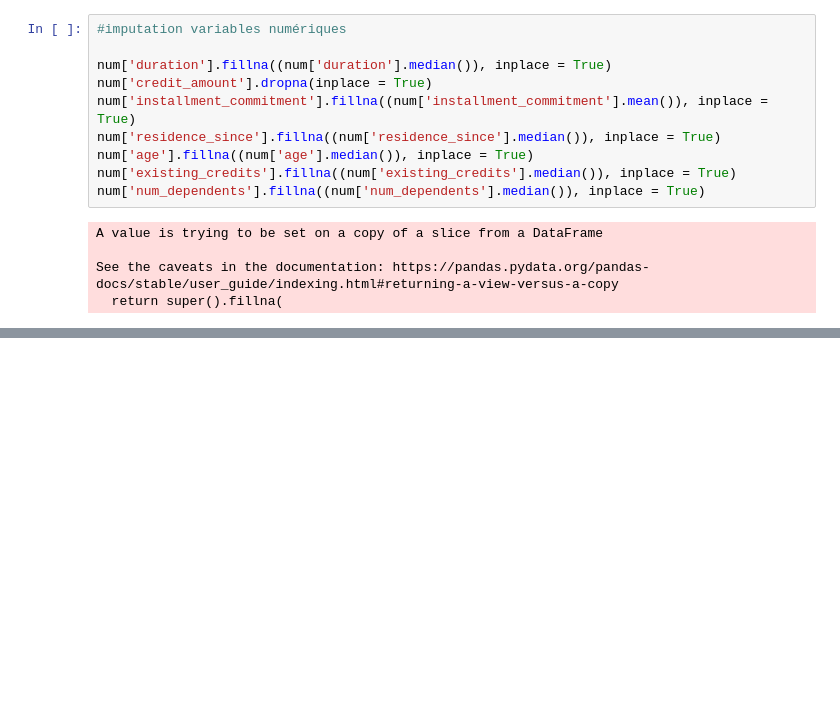
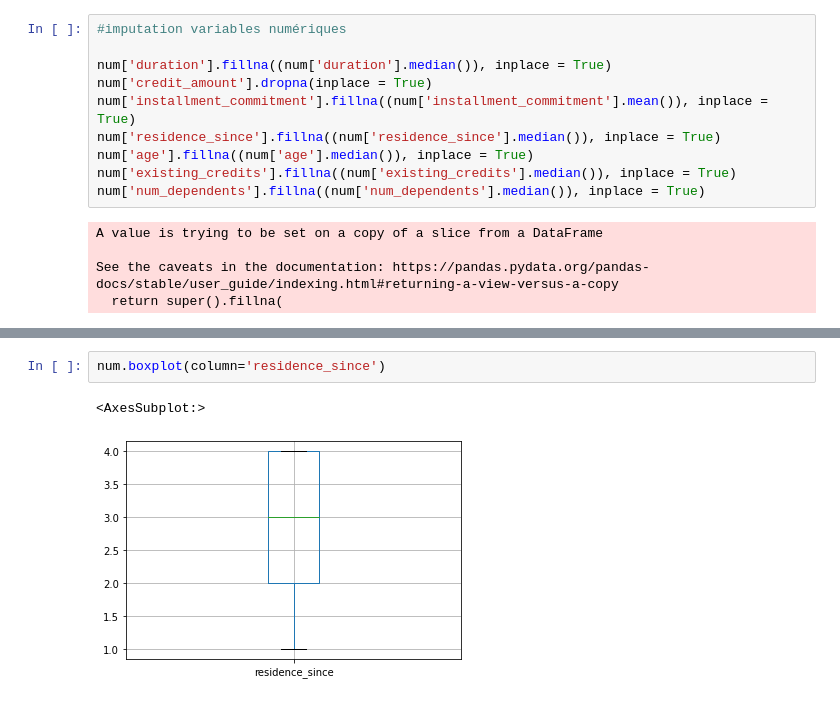
Before and after one commit to lnspeedy/CreditRisk_Classification, a Jupyter notebook: exploration/Feature engineering.ipynb, the cells around one changed output, grey strips where cells are left out. Cells and saved outputs as stored; diff of their text form; blank space fills up the shorter version.

```diff
--- a/exploration/Feature engineering.ipynb
+++ b/exploration/Feature engineering.ipynb
@@ -123,0 +184,5 @@ NameError: name 'mean' is not defined
+# %%
+num.boxplot(column='residence_since')
+# %% [output]
+<AxesSubplot:>
+[figure, added]
```
Also changed, not shown: parts of 37 cells of this notebook, 1 other file.
